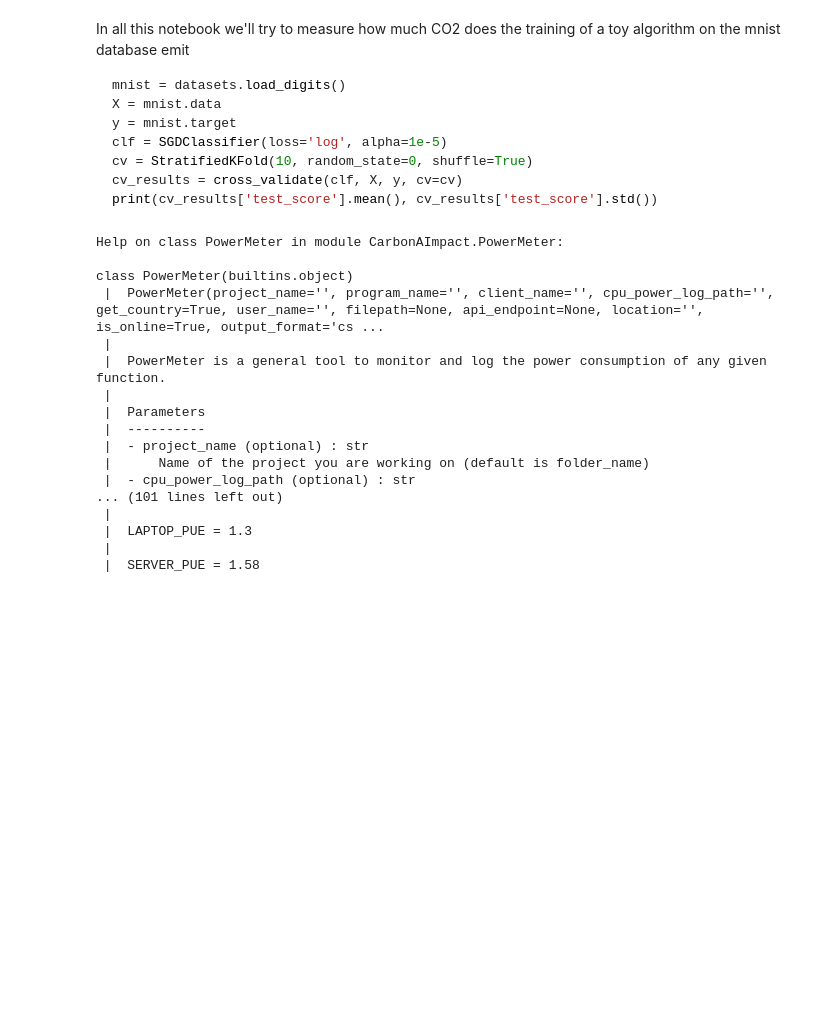
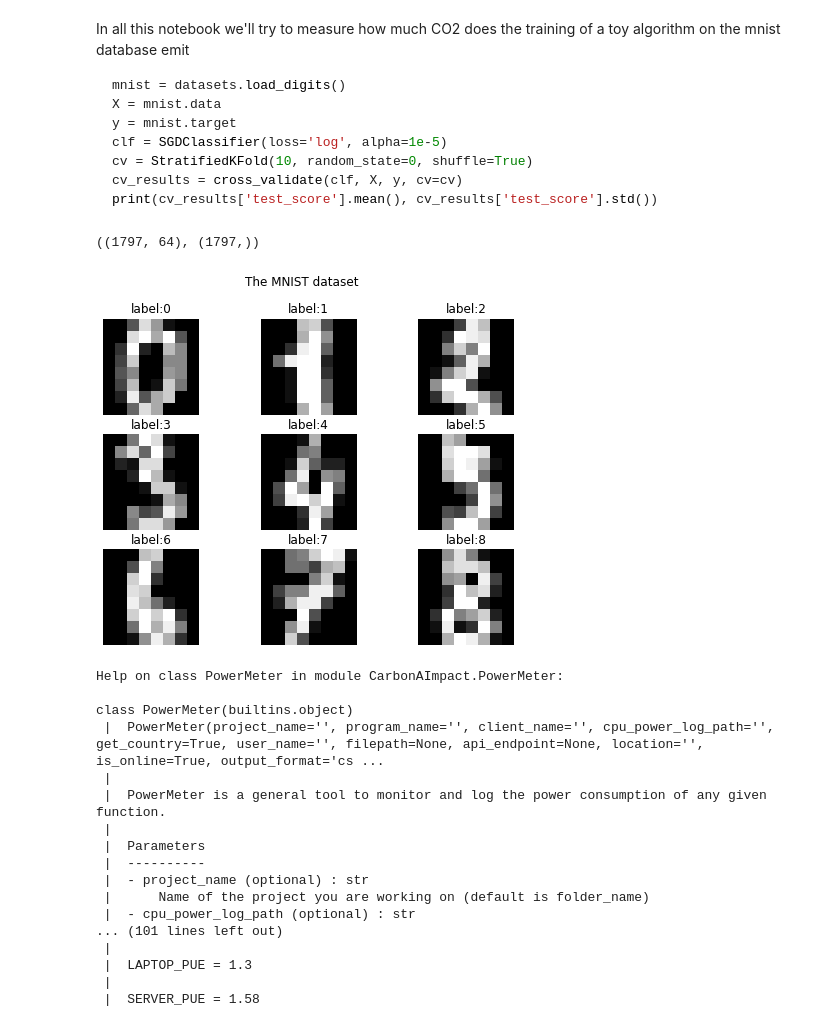
Before and after one commit to Capgemini-Invent-France/CarbonAI, a Jupyter notebook: examples/Usage exemple.ipynb, the cells around one changed output. Cells and saved outputs as stored; diff of their text form; code cells hidden in the pictures; blank space fills up the shorter version.

```diff
--- a/examples/Usage exemple.ipynb
+++ b/examples/Usage exemple.ipynb
@@ -19,3 +26,19 @@ print(cv_results['test_score'].mean(), cv_results['test_score'].std())
+# %%
+X, y = datasets.load_digits(return_X_y=True)
+X.shape, y.shape
+# %% [output]
+((1797, 64), (1797,))
+# %%
+plt.figure(figsize=(8,6))
+plt.style.use('fast')
+plt.suptitle('The MNIST dataset')
+for i in range(9):
+    plt.subplot(3, 3, i+1)
+    plt.imshow(X[i].reshape((8,8)), cmap='gray')
+    plt.title(f'label:{y[i]}')
+    plt.axis('off')
+# %% [output]
+[figure, added]
 # %%
 from CarbonAImpact import PowerMeter
 # %%
```
Also changed, not shown: parts of 12 cells of this notebook, 2 other files.
